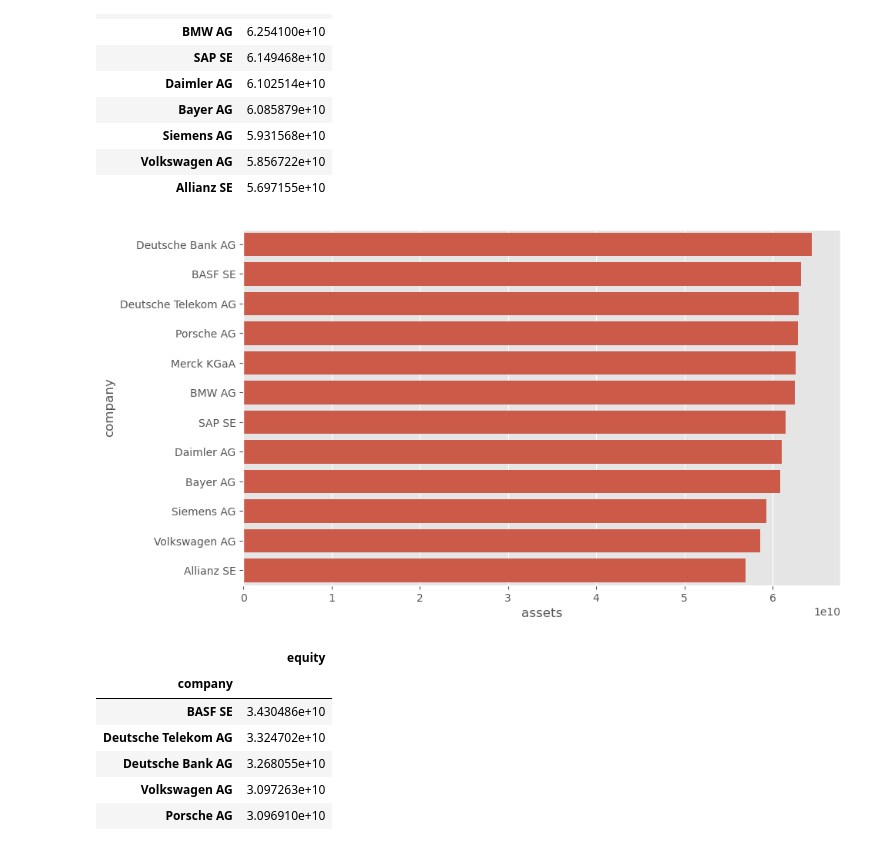
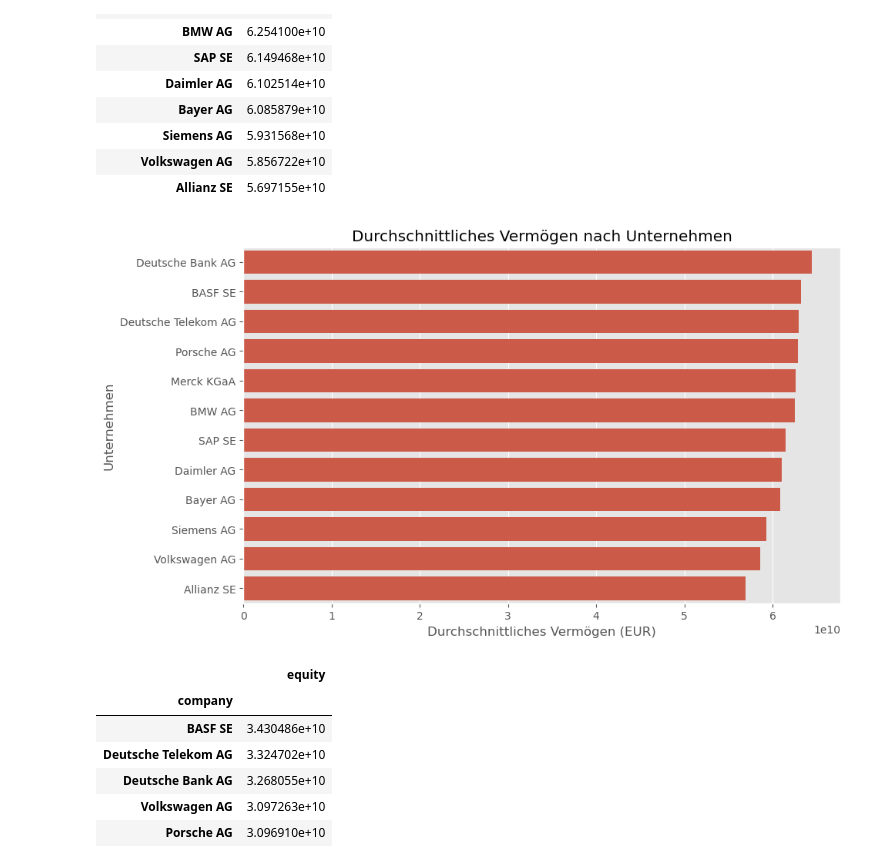
Before and after one commit to ozbakislar/top-german-companies-eda, a Jupyter notebook: notebooks/top_12_german_companies_eda_de.ipynb, the cells around one changed output. Saved outputs shown, nothing was run; the diff lists cells and outputs as text; code cells hidden in the pictures.

```diff
--- a/notebooks/top_12_german_companies_eda_de.ipynb
+++ b/notebooks/top_12_german_companies_eda_de.ipynb
@@ -749,9 +761,13 @@ df.groupby('company')[['assets']].mean().sort_values('assets', ascending=False)
 # %%
 sns.barplot(data=df.groupby('company')['assets'].mean().sort_values(ascending=False).reset_index(), x='assets', y='company')
 
+plt.xlabel('Durchschnittliches Vermögen (EUR)')
+plt.ylabel('Unternehmen')
+plt.title('Durchschnittliches Vermögen nach Unternehmen')
+
 plt.show()
 # %% [output]
-[figure, old version]
+[figure, new version]
 # %%
 df.groupby('company')[['equity']].mean().sort_values('equity', ascending=False)
 # %% [output]
```
Also changed, not shown: parts of 19 cells of this notebook, 1 other file.
